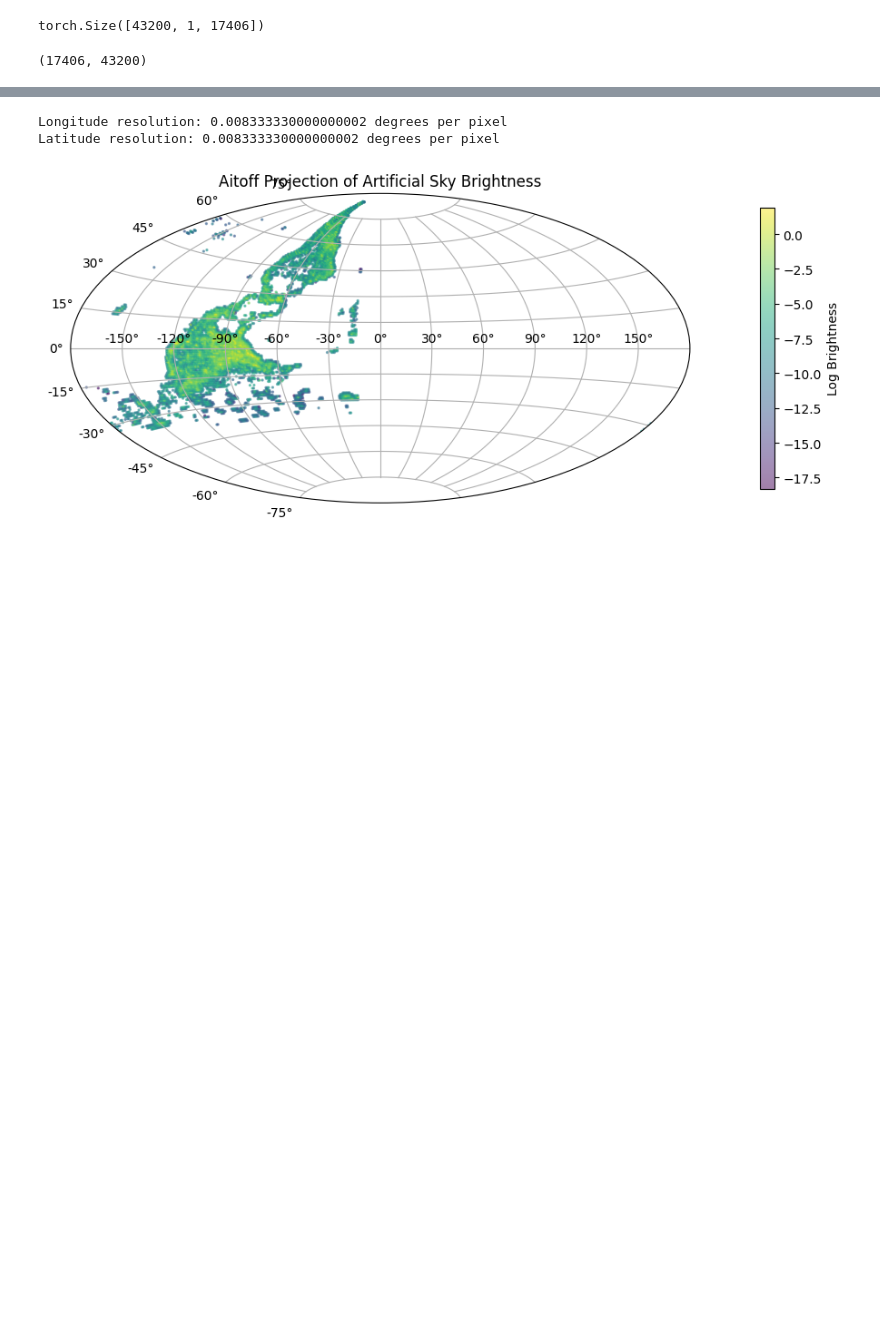
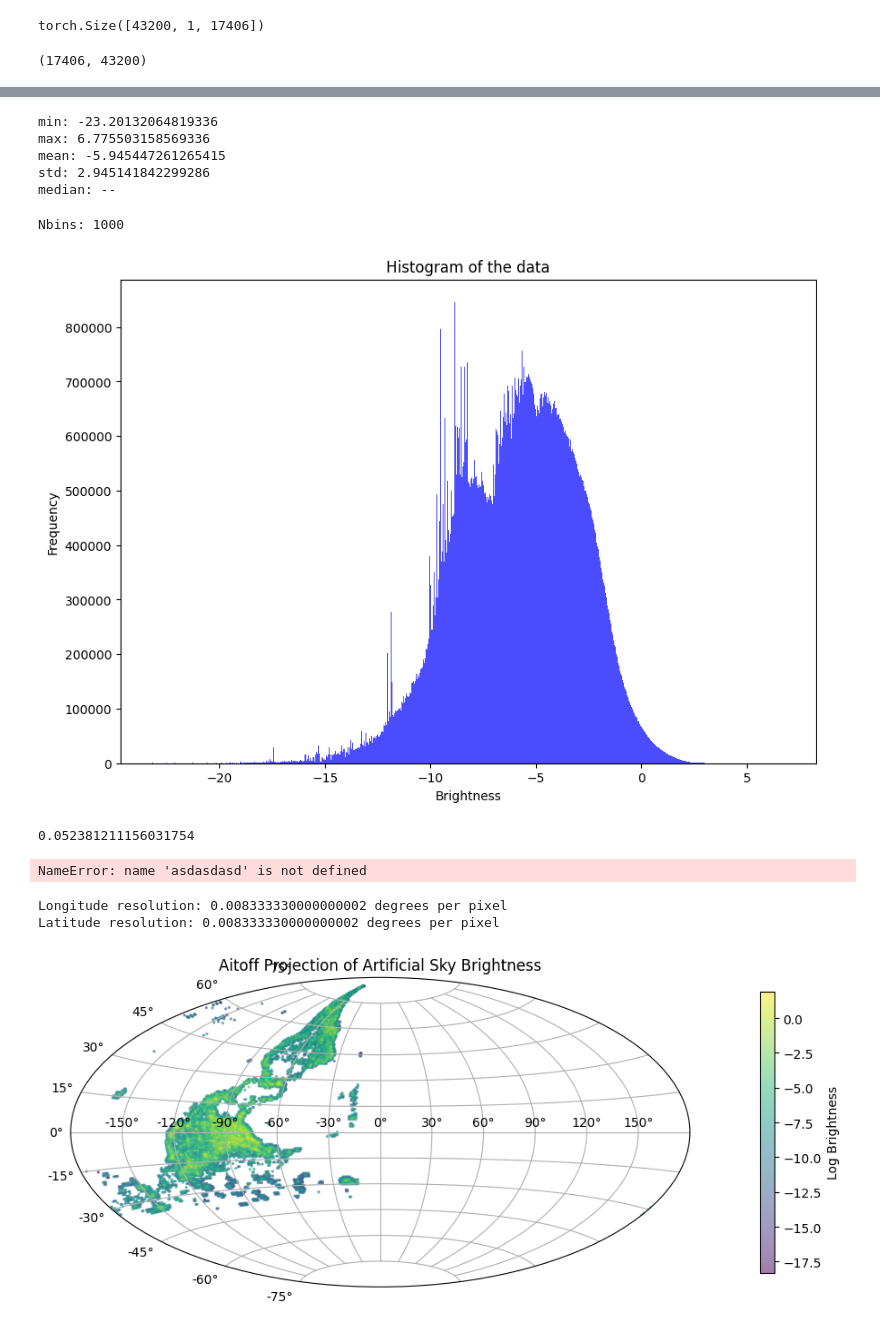
Before and after one commit to KUcyans/AMASProject, a Jupyter notebook: plotting_tiff_jack.ipynb, the cells around one changed output, grey strips where cells are left out. Drawn from its saved outputs; the diff is of its cells as text; code cells hidden in the pictures; blank space fills up the shorter version.

```diff
--- a/plotting_tiff_jack.ipynb
+++ b/plotting_tiff_jack.ipynb
@@ -110,0 +230,12 @@ plt.show()
+# %%
+print(f'min: {np.min(imag_log)}')
+print(f'max: {np.max(imag_log)}')
+print(f'mean: {np.mean(imag_log)}')
+print(f'std: {np.std(imag_log)}')
+# print(f'median: {np.median(imag_log)}')
+# %% [output]
+min: -23.20132064819336
+max: 6.775503158569336
+mean: -5.945447261265415
+std: 2.945141842299286
+median: --
@@ -110,0 +249,26 @@ plt.show()
+# %%
+def plotHistogram(data):
+    fig, ax = plt.subplots(figsize=(10, 7))
+    ax.hist(data.flatten(), bins=1000, color='blue', alpha=0.7)
+    ax.set_title('Histogram of the data')
+    ax.set_xlabel('Brightness')
+    ax.set_ylabel('Frequency')
+    print (f'Nbins: {len(ax.patches)}')
+
+
+plotHistogram(imag_log)
+# auto(1945) : 45 sec
+# 1000 : 45 sec
+# 100 : 45 sec
+# %% [output]
+Nbins: 1000
+[figure, added]
+# %%
+def get_H(data):
+    std = np.std(data)
+    N = data.shape[0] * data.shape[1]
+    H = 1.06 * std * N ** (-1/5)
+    return H
+print(get_H(imag_log))
+# %% [output]
+0.052381211156031754
@@ -111 +296,5 @@ plt.show()
+# %%
+asdasdasd
+# %% [output]
+NameError: name 'asdasdasd' is not defined
 # %%
```
Also changed, not shown: parts of 23 cells of this notebook, 14 other files.
